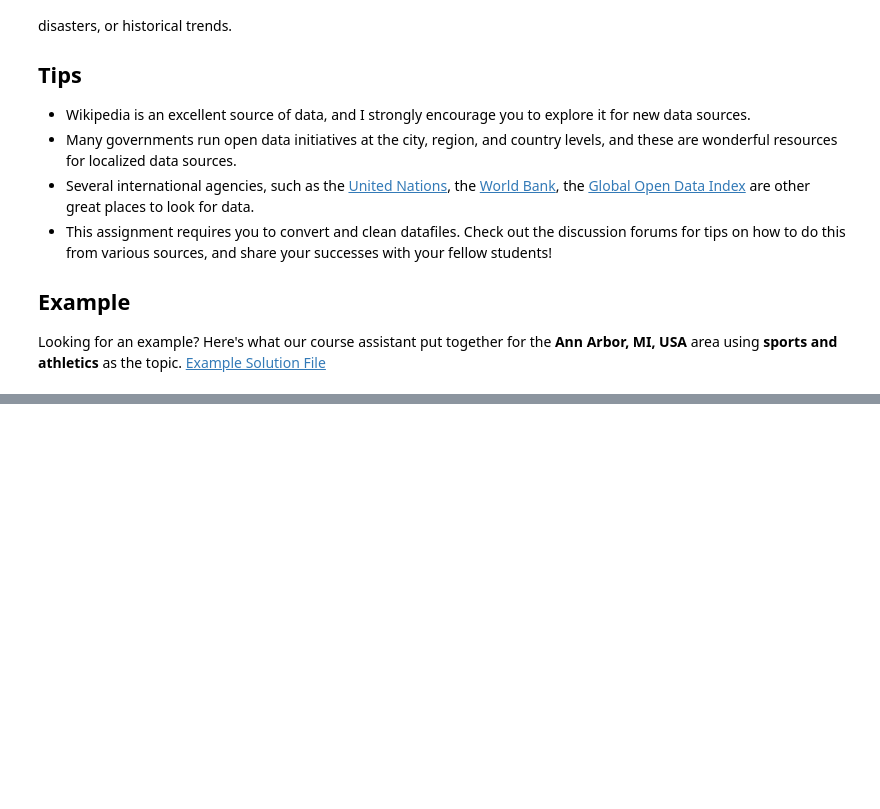
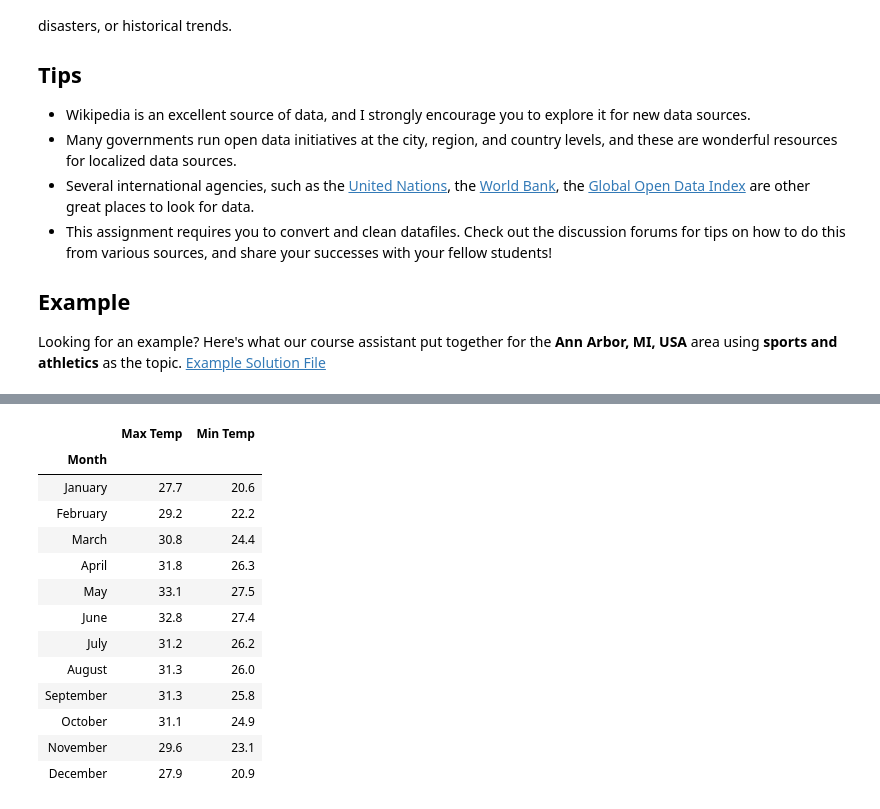
Before and after one commit to SurajSarangi/Applied-Data-Science, a Jupyter notebook: 2. Applied Plotting, Charting & Data Representation in Python/Week 4/Assignment4.ipynb, the cells around one changed output, grey strips where cells are left out. Cells and saved outputs as stored; diff of their text form; code cells hidden in the pictures; blank space fills up the shorter version.

```diff
--- a/2. Applied Plotting, Charting & Data Representation in Python/Week 4/Assignment4.ipynb
+++ b/2. Applied Plotting, Charting & Data Representation in Python/Week 4/Assignment4.ipynb
@@ -33,0 +65,28 @@ Looking for an example? Here's what our course assistant put together for the **
+# %%
+df1=(df.where(df['Station Name']=='Vishakhapatnam')).dropna()
+df1.reset_index(inplace=True)
+k=list(df1.columns)
+k.pop(0)
+k.pop(0)
+k.pop(1)
+k.pop(1)
+k.pop()
+df1=df1[k]
+df1.set_index('Month',inplace=True)
+df1.rename(columns={k[1]:'Max Temp',k[2]:'Min Temp'},inplace=True)
+df1
+# %% [output]
+|  | Max Temp | Min Temp |
+| Month |  |  |
+| January | 27.7 | 20.6 |
+| February | 29.2 | 22.2 |
+| March | 30.8 | 24.4 |
+| April | 31.8 | 26.3 |
+| May | 33.1 | 27.5 |
+| June | 32.8 | 27.4 |
+| July | 31.2 | 26.2 |
+| August | 31.3 | 26.0 |
+| September | 31.3 | 25.8 |
+| October | 31.1 | 24.9 |
+| November | 29.6 | 23.1 |
+| December | 27.9 | 20.9 |
```
Also changed, not shown: parts of 9 cells of this notebook, 2 other files.
